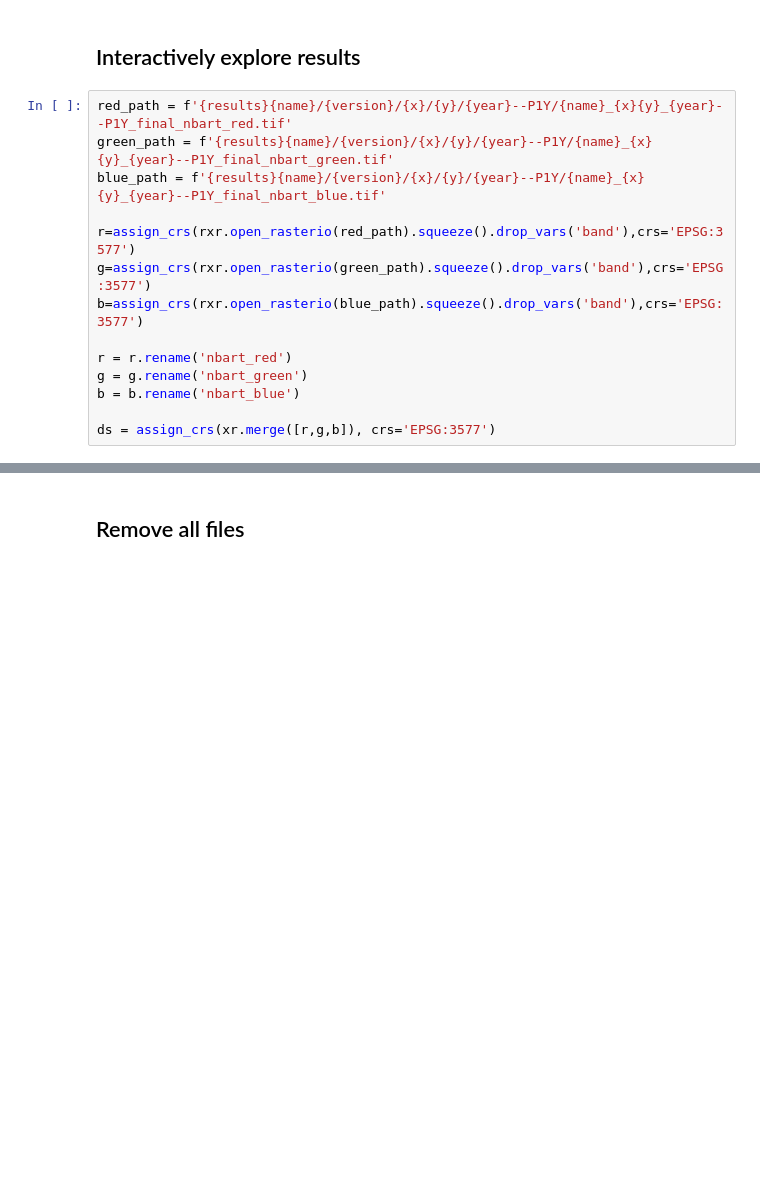
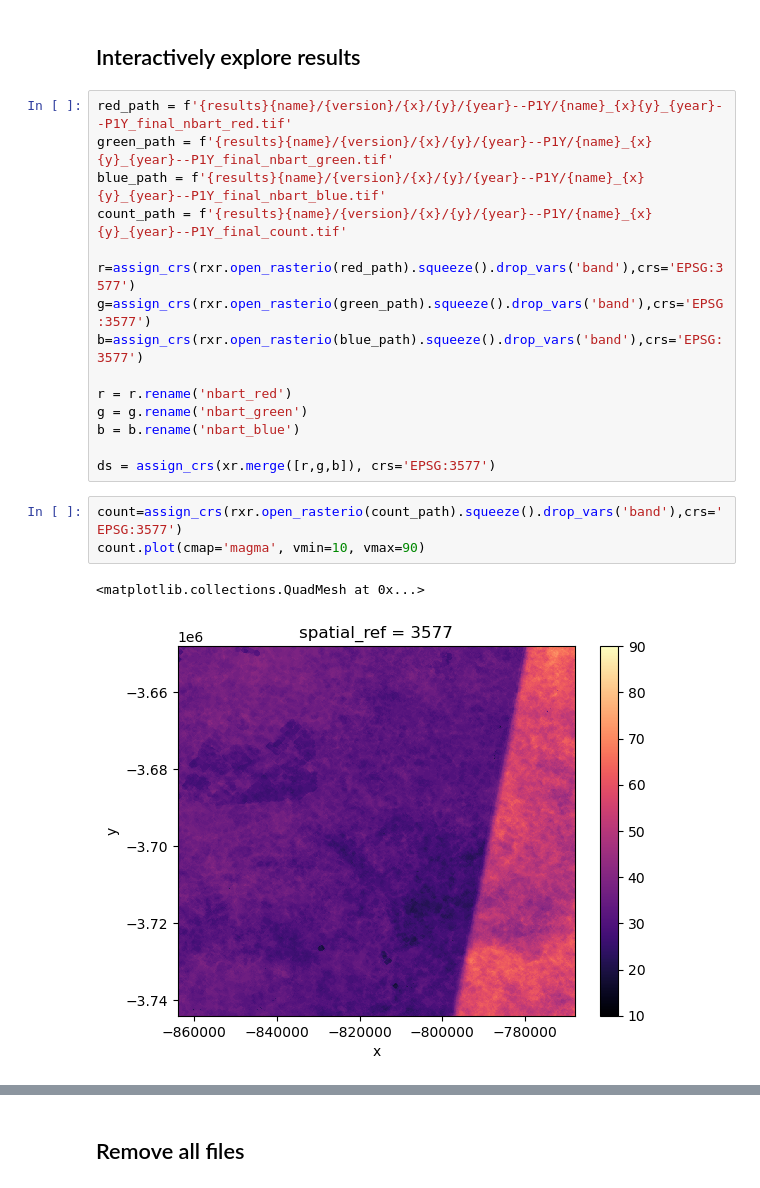
Before and after one commit to cbur24/s2_gm_testing, a Jupyter notebook: Plugin_testing.ipynb, the cells around one changed output, grey strips where cells are left out. Cells and saved outputs as stored; diff of their text form; blank space fills up the shorter version.

```diff
--- a/Plugin_testing.ipynb
+++ b/Plugin_testing.ipynb
@@ -150,6 +187,7 @@ plt.title(x+y);
 red_path = f'{results}{name}/{version}/{x}/{y}/{year}--P1Y/{name}_{x}{y}_{year}--P1Y_final_nbart_red.tif'
 green_path = f'{results}{name}/{version}/{x}/{y}/{year}--P1Y/{name}_{x}{y}_{year}--P1Y_final_nbart_green.tif'
 blue_path = f'{results}{name}/{version}/{x}/{y}/{year}--P1Y/{name}_{x}{y}_{year}--P1Y_final_nbart_blue.tif'
+count_path = f'{results}{name}/{version}/{x}/{y}/{year}--P1Y/{name}_{x}{y}_{year}--P1Y_final_count.tif'
 
 r=assign_crs(rxr.open_rasterio(red_path).squeeze().drop_vars('band'),crs='EPSG:3577')
 g=assign_crs(rxr.open_rasterio(green_path).squeeze().drop_vars('band'),crs='EPSG:3577')
@@ -160,5 +198,11 @@ g = g.rename('nbart_green')
 b = b.rename('nbart_blue')
 
 ds = assign_crs(xr.merge([r,g,b]), crs='EPSG:3577')
+# %%
+count=assign_crs(rxr.open_rasterio(count_path).squeeze().drop_vars('band'),crs='EPSG:3577')
+count.plot(cmap='magma', vmin=10, vmax=90)
+# %% [output]
+<matplotlib.collections.QuadMesh at 0x...>
+[figure, added]
 # %%
 ds.odc.explore()
```
Also changed, not shown: parts of 9 cells of this notebook, 3 other files.
